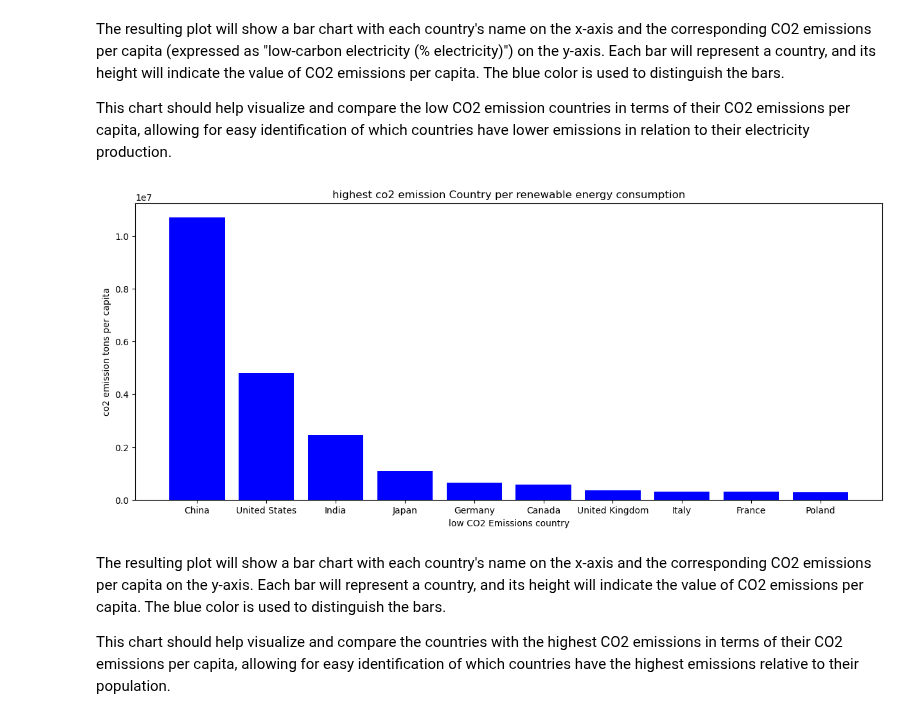
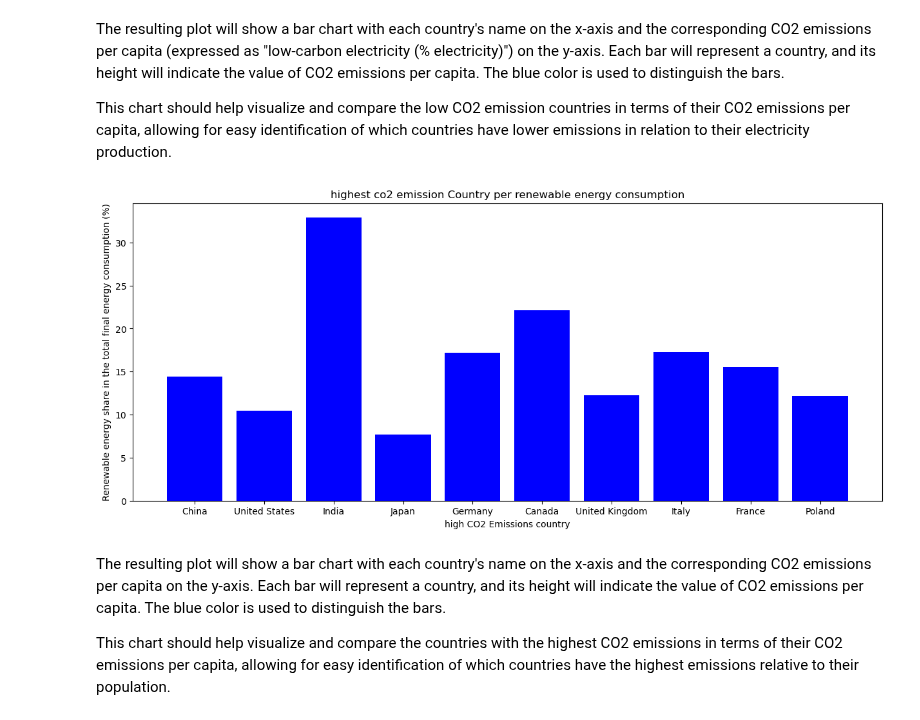
Before and after one commit to yosieph/Project1, a Jupyter notebook: project1.ipynb, the cells around one changed output. Drawn from its saved outputs; the diff is of its cells as text; code cells hidden in the pictures.

```diff
--- a/project1.ipynb
+++ b/project1.ipynb
@@ -793,19 +778,19 @@ This chart should help visualize and compare the low CO2 emission countries in t
 allowing for easy identification of which countries have lower emissions in relation to their electricity production.
 # %%
 x=highest_Co2_Emission_countries[('Country')]
-y=highest_Co2_Emission_countries[('co2 Emissions (metric tons per capita)')]
+y=highest_Co2_Emission_countries[('Renewable energy share in the total final energy consumption (%)')]
 plt.figure(figsize=(15,6))
 plt.bar(x,y ,color=['blue'])
-plt.xlabel('low CO2 Emissions country')
-plt.ylabel('co2 emission tons per capita')
+plt.xlabel('high CO2 Emissions country')
+plt.ylabel('Renewable energy share in the total final energy consumption (%)')
 plt.title('highest co2 emission Country per renewable energy consumption')
 
 
 plt.savefig("output_data/bar graph - highest.png", bbox_inches='tight')
 
 plt.show()
 # %% [output]
-[figure, old version]
+[figure, new version]
 # %% [markdown]
 The resulting plot will show a bar chart with each country's name on the x-axis and the corresponding CO2 emissions per capita on the y-axis.
  Each bar will represent a country, and its height will indicate the value of CO2 emissions per capita.
```
Also changed, not shown: parts of 13 cells of this notebook, 5 other files.
